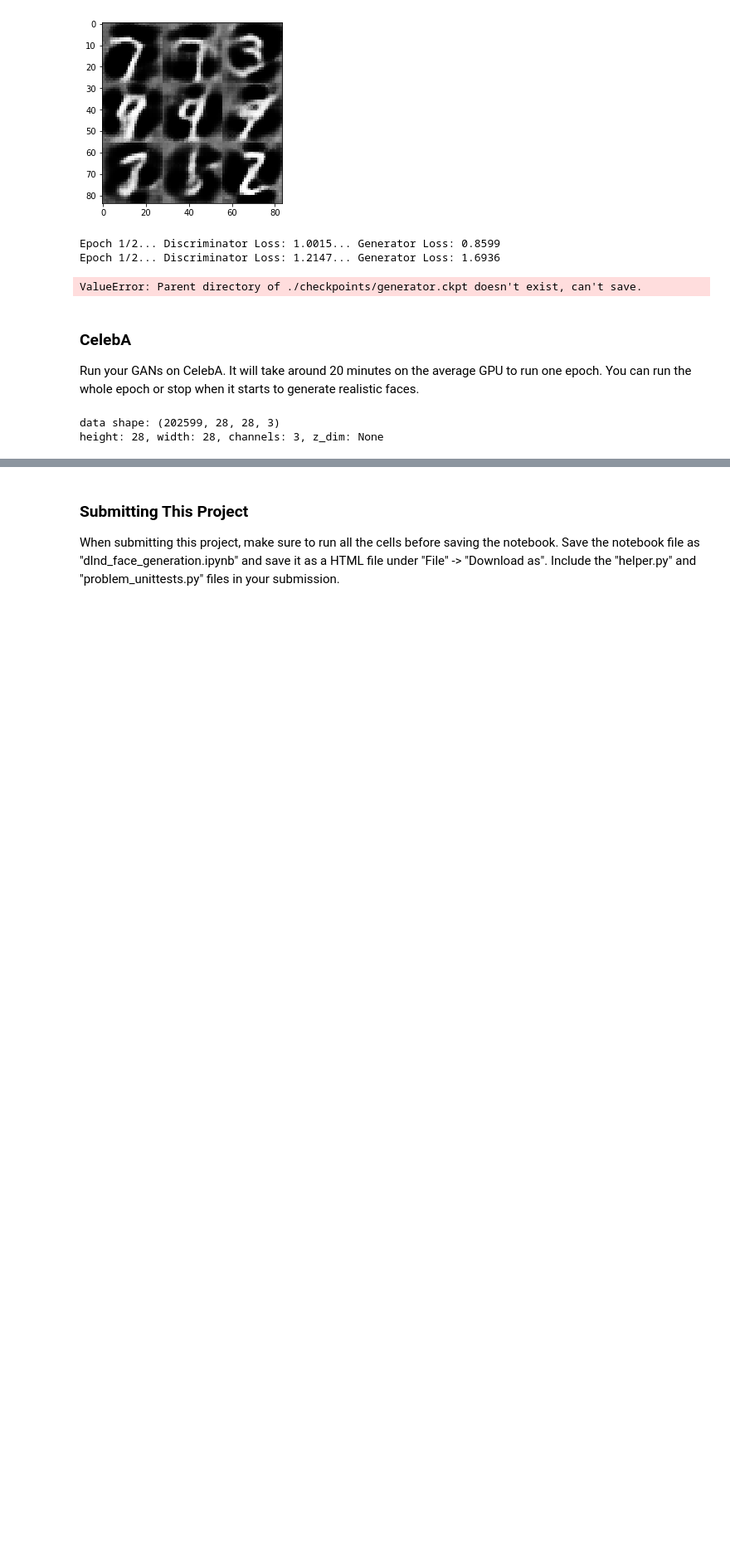
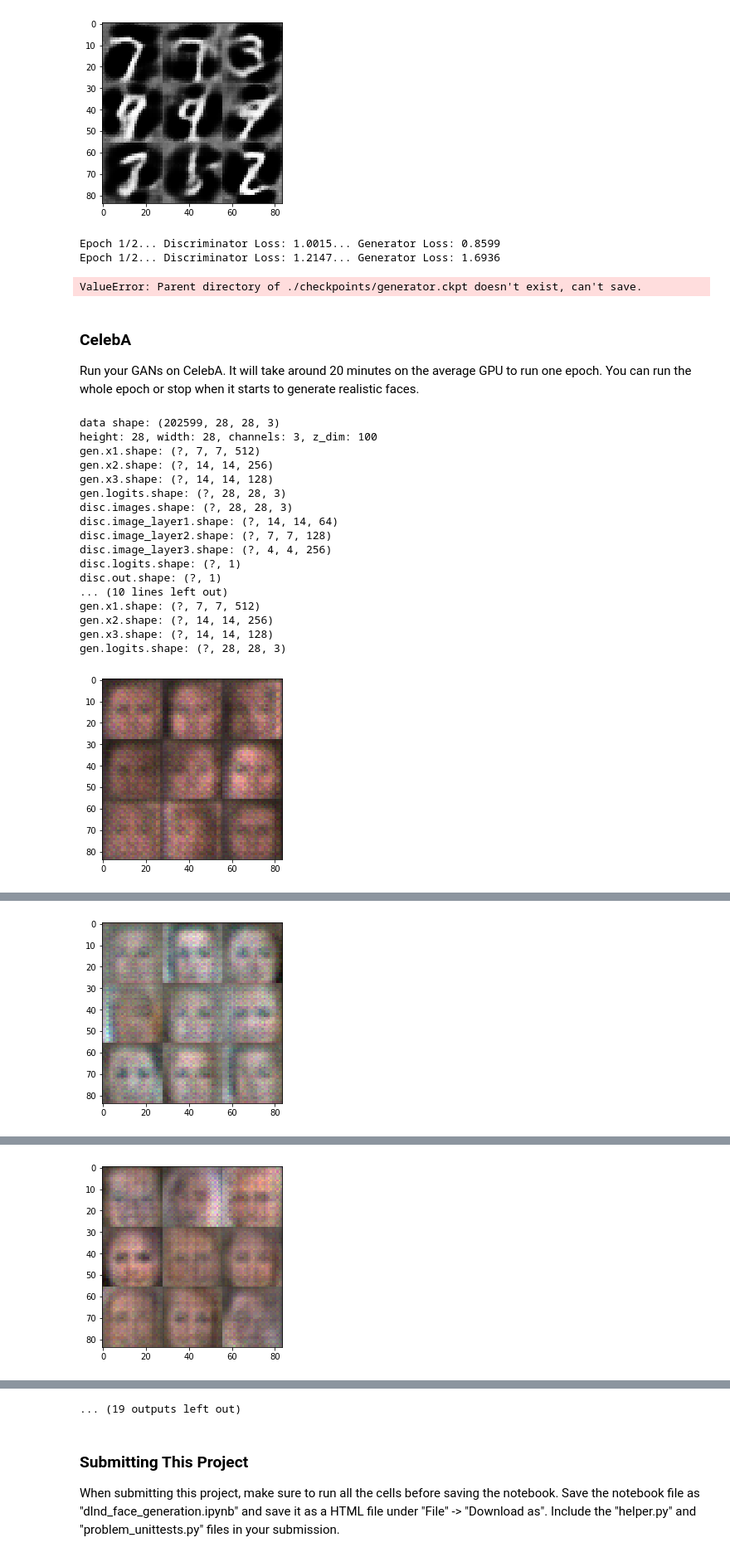
Before and after one commit to mikelseverson/Udacity-Deep_Learning-Nanodegree, a Jupyter notebook: face_generation/dlnd_face_generation.ipynb, the cells around one changed output, grey strips where cells are left out. Shown: that part at 83% size. Drawn from its saved outputs; the diff is of its cells as text; code cells hidden in the pictures; blank space fills up the shorter version.

Commit message:
model is working

```diff
--- a/face_generation/dlnd_face_generation.ipynb
+++ b/face_generation/dlnd_face_generation.ipynb
@@ -353,9 +354,8 @@ class GAN:
         height = data_shape[1]
         width = data_shape[2]
         channels = data_shape[3]
-        print('height: {}, width: {}, channels: {}, z_dim: {}'.format(height, width, channels, z_dim))
-        self.input_real, self.input_z, self.learning_rate = \
-            model_inputs(width, height, channels, z_dim)
+
+        self.input_real, self.input_z, self.learning_rate = model_inputs(width, height, channels, z_dim)
 
         self.d_loss, self.g_loss = model_loss(self.input_real, self.input_z, channels)
 
@@ -376,6 +376,7 @@ def train(epoch_count, batch_size, z_dim, learning_rate, beta1, get_batches, dat
     :param data_image_mode: The image mode to use for images ("RGB" or "L")
     """
     print('data shape:', data_shape)
+
     net = GAN(data_shape, z_dim, learning_rate)
 
     saver = tf.train.Saver()
@@ -384,7 +385,6 @@ def train(epoch_count, batch_size, z_dim, learning_rate, beta1, get_batches, dat
     steps = 0
     print_every = 25
     show_every = 100
-
 
     with tf.Session() as sess:
         sess.run(tf.global_variables_initializer())
@@ -497,21 +497,37 @@ ValueError: Parent directory of ./checkpoints/generator.ckpt doesn't exist, can'
 ### CelebA
 Run your GANs on CelebA.  It will take around 20 minutes on the average GPU to run one epoch.  You can run the whole epoch or stop when it starts to generate realistic faces.
 # %%
-batch_size = None
-z_dim = None
-learning_rate = None
-beta1 = None
+batch_size = 128
+z_dim = 100
+learning_rate = 0.0002
+beta1 = 0.6
 
 
 """
 DON'T MODIFY ANYTHING IN THIS CELL THAT IS BELOW THIS LINE
 """
 epochs = 1
 
 celeba_dataset = helper.Dataset('celeba', glob(os.path.join(data_dir, 'img_align_celeba/*.jpg')))
 with tf.Graph().as_default():
     train(epochs, batch_size, z_dim, learning_rate, beta1, celeba_dataset.get_batches,
           celeba_dataset.shape, celeba_dataset.image_mode)
 # %% [output]
 data shape: (202599, 28, 28, 3)
-height: 28, width: 28, channels: 3, z_dim: None
+height: 28, width: 28, channels: 3, z_dim: 100
+gen.x1.shape: (?, 7, 7, 512)
+gen.x2.shape: (?, 14, 14, 256)
+gen.x3.shape: (?, 14, 14, 128)
+gen.logits.shape: (?, 28, 28, 3)
+disc.images.shape: (?, 28, 28, 3)
+disc.image_layer1.shape: (?, 14, 14, 64)
+disc.image_layer2.shape: (?, 7, 7, 128)
+disc.image_layer3.shape: (?, 4, 4, 256)
+disc.logits.shape: (?, 1)
+disc.out.shape: (?, 1)
+... (10 lines left out)
+gen.x1.shape: (?, 7, 7, 512)
+gen.x2.shape: (?, 14, 14, 256)
+gen.x3.shape: (?, 14, 14, 128)
+gen.logits.shape: (?, 28, 28, 3)
+[figure, added]
@@ -518,0 +542 @@ ValueError: The last dimension of the inputs to `Dense` should be defined. Found
+[figure, added]
@@ -518,0 +551 @@ ValueError: The last dimension of the inputs to `Dense` should be defined. Found
+[figure, added]
@@ -519,3 +579,4 @@ ValueError: The last dimension of the inputs to `Dense` should be defined. Found
+... (19 outputs left out)
 # %% [markdown]
 ### Submitting This Project
 When submitting this project, make sure to run all the cells before saving the notebook. Save the notebook file as "dlnd_face_generation.ipynb" and save it as a HTML file under "File" -> "Download as". Include the "helper.py" and "problem_unittests.py" files in your submission.
```
Also changed, not shown: parts of 2 cells of this notebook, 1 other file.
